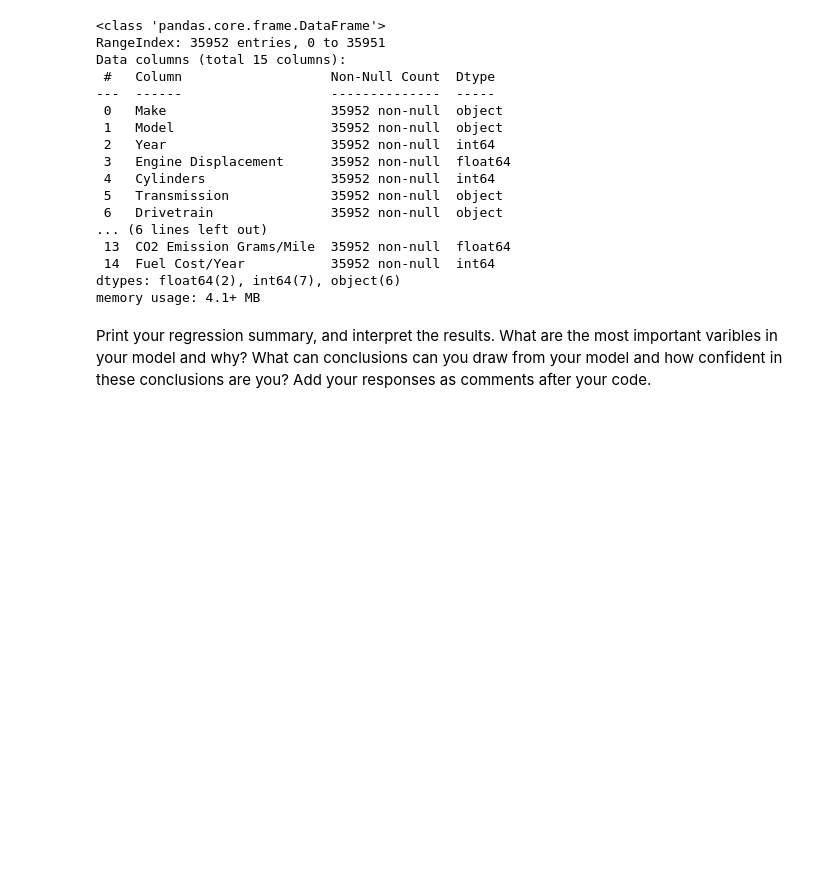
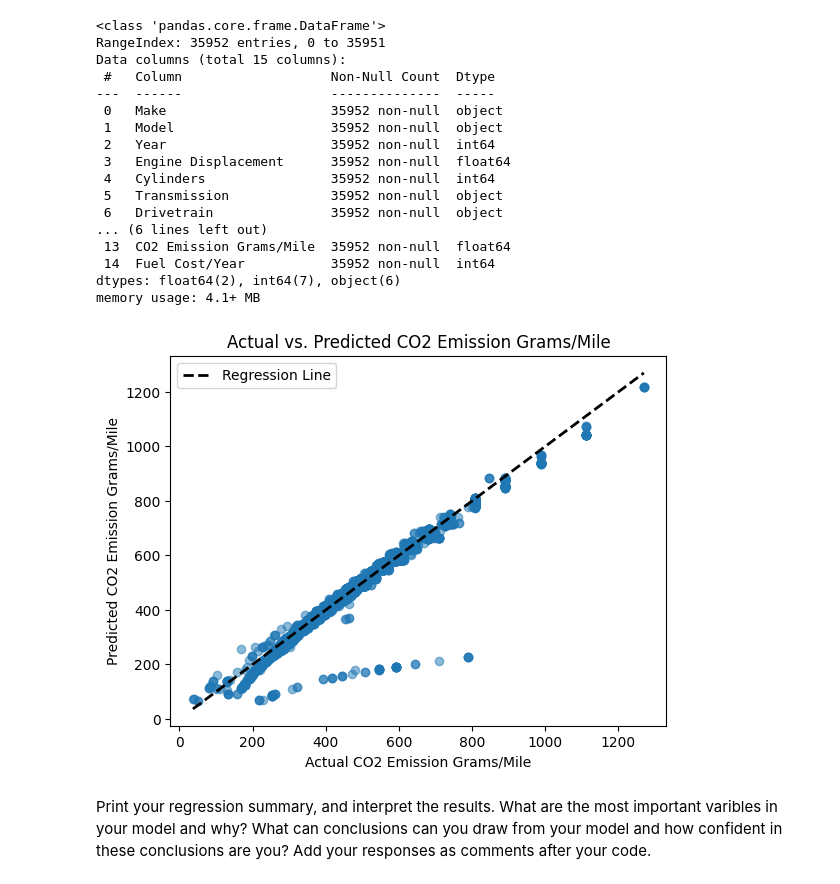
Before and after one commit to Marinasel86/lab-regression-analysis, a Jupyter notebook: your-code/challenge1.ipynb, the cells around one changed output. Saved outputs shown, nothing was run; the diff lists cells and outputs as text; code cells hidden in the pictures; blank space fills up the shorter version.

```diff
--- a/your-code/challenge1.ipynb
+++ b/your-code/challenge1.ipynb
@@ -202,6 +215,37 @@ vehicles = vehicles[cols]
 # defining the variables
 X = data_selected[['Year', 'Cylinders', 'Fuel Barrels/Year', 'Combined MPG', 'Fuel Cost/Year']]
 y = data_selected['CO2 Emission Grams/Mile']
+# %%
+import statsmodels.api as sm
+import pandas as pd
+import matplotlib.pyplot as plt
+
+# Load your data into a DataFrame (assuming your data is in a CSV file)
+vehicles = pd.read_csv('vehicles.csv')  # Replace 'vehicles.csv' with your actual data file path
+
+# Define your independent variables (predictors) and dependent variable (outcome)
+X = vehicles[['Year', 'Cylinders', 'Fuel Barrels/Year', 'Combined MPG', 'Fuel Cost/Year']]
+y = vehicles['CO2 Emission Grams/Mile']
+
+# Add a constant term to the independent variables (intercept)
+X = sm.add_constant(X)
+
+# Fit a simple linear regression model
+model = sm.OLS(y, X).fit()
+
+# Scatterplot of the actual data points
+plt.scatter(y, model.fittedvalues, alpha=0.5)
+plt.xlabel('Actual CO2 Emission Grams/Mile')
+plt.ylabel('Predicted CO2 Emission Grams/Mile')
+plt.title('Actual vs. Predicted CO2 Emission Grams/Mile')
+
+# Overlay the regression line
+plt.plot([min(y), max(y)], [min(y), max(y)], 'k--', lw=2, label='Regression Line')
+
+plt.legend()
+plt.show()
+# %% [output]
+[figure, added]
 # %% [markdown]
 Print your regression summary, and interpret the results. What are the most important varibles in your model and why? What can conclusions can you draw from your model and how confident in these conclusions are you? Add your responses as comments after your code.
 # %%
```
Also changed, not shown: parts of 20 cells of this notebook.
